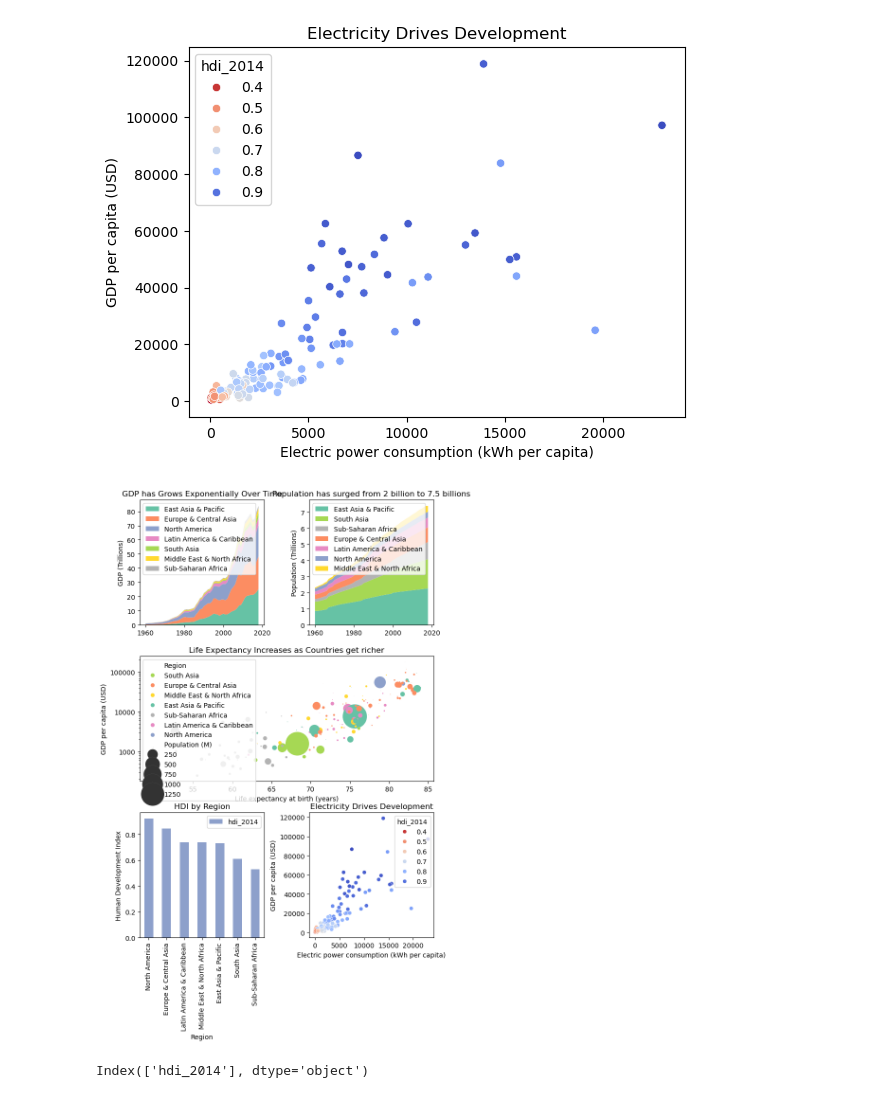
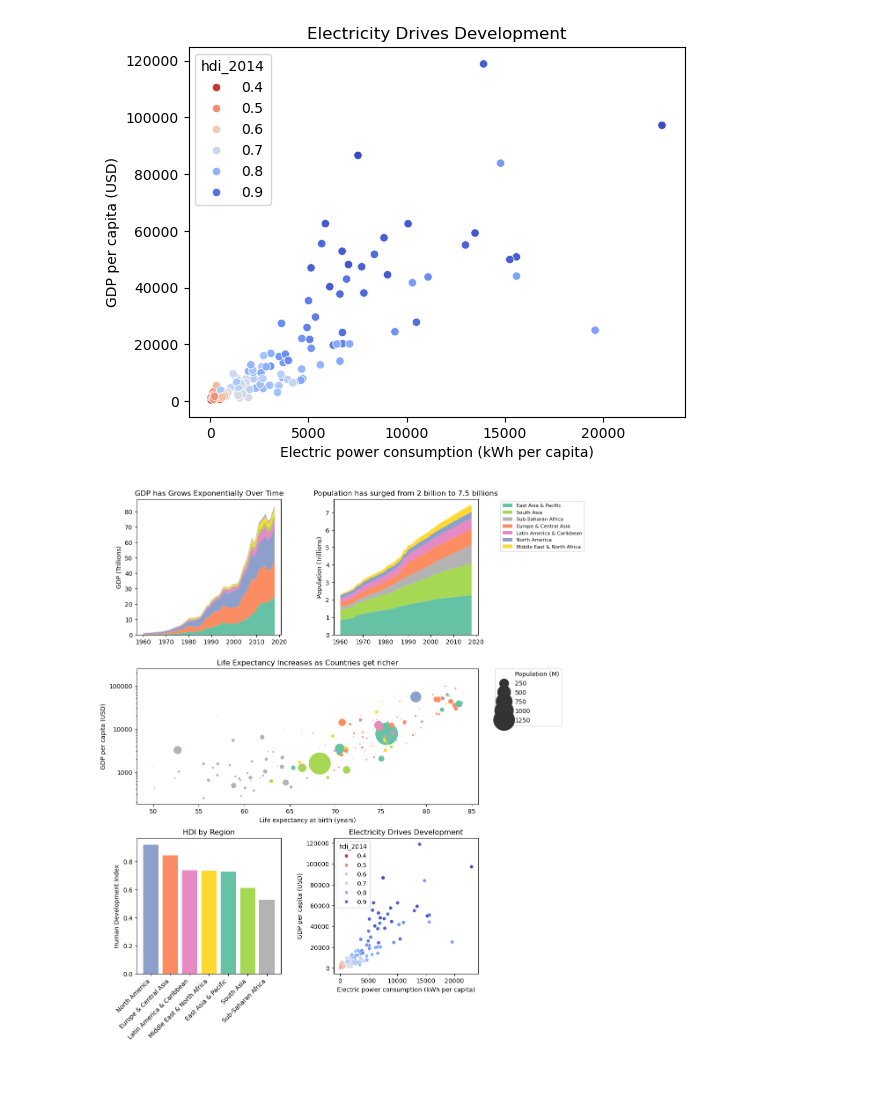
Before and after one commit to bielng/world-economic-report-Dashboard, a Jupyter notebook: main.ipynb, the cells around one changed output. Cells and saved outputs as stored; diff of their text form; code cells hidden in the pictures.

```diff
--- a/main.ipynb
+++ b/main.ipynb
@@ -377,7 +377,7 @@ sns.scatterplot(
 import matplotlib.pyplot as plt
 import matplotlib.gridspec as gridspec
 
-fig = plt.figure(figsize=(8, 12))
+fig = plt.figure(figsize=(10, 14))
 gs = gridspec.GridSpec(nrows=12, ncols=6)
 
 stack1_list = ['#66C2A5', '#fC8D62', '#8DA0CB', '#E78AC3', '#A6D854', '#FFD92F', '#B3B3B3']
@@ -396,7 +396,7 @@ ax1.stackplot(
      colors=stack1_list
 )
 
-ax1.legend(loc="upper left")
+# ax1.legend(loc="upper left")
 ax1.set_title("GDP has Grows Exponentially Over Time")
 ax1.set_ylabel("GDP (Trillions)")
 
@@ -409,11 +409,33 @@ ax2.stackplot(
      colors=stack2_list
 )
 
-ax2.legend(loc="upper left")
 ax2.set_title("Population has surged from 2 billion to 7.5 billions")
 ax2.set_ylabel("Population (Trillions)")
+ax2.legend(bbox_to_anchor=(1.75, 1), fontsize=8)
+
+# ax3 = fig.add_subplot(gs[4:8, :])
+# handles, labels = ax3.get_legend_handles_labels()
+# entries_to_skip = len(wb_hdi_2014["Region"].unique())+1
+# ax3.legend(handles[entries_to_skip:], labels[entries_to_skip:], bbox_to_anchor=(1.05, 1), loc=2, borderaxespad=0.)
+# minsize = min(wb_hdi_2014['Population (M)'])
+# maxsize = max(wb_hdi_2014['Population (M)'])
+
+# sns.scatterplot(
+#     data=wb_hdi_2014,
+#     x="Life expectancy at birth (years)",
+#     y="GDP per capita (USD)",
+#     size="Population (M)",
+#     sizes=(minsize, maxsize),
+#     hue="Region",
+#     ax=ax3,
+#     palette=bubble_list
+#     # legend="False"
+# ).set(title="Life Expectancy Increases as Countries get richer",yscale="log")
+
+# ax3.yaxis.set_major_formatter(mticker.ScalarFormatter())
 
 ax3 = fig.add_subplot(gs[4:8, :])
+
 minsize = min(wb_hdi_2014['Population (M)'])
 maxsize = max(wb_hdi_2014['Population (M)'])
 
@@ -426,10 +448,20 @@ sns.scatterplot(
     hue="Region",
     ax=ax3,
     palette=bubble_list
-    # legend="False"
-).set(title="Life Expectancy Increases as Countries get richer",yscale="log")
+).set(title="Life Expectancy Increases as Countries get richer", yscale="log")
 
 ax3.yaxis.set_major_formatter(mticker.ScalarFormatter())
+
+# AFTER creating the plot
+handles, labels = ax3.get_legend_handles_labels()
+entries_to_skip = len(wb_hdi_2014["Region"].unique()) + 1
+ax3.legend(
+    handles[entries_to_skip:],
+    labels[entries_to_skip:],
+    bbox_to_anchor=(1.05, 1),
+    loc=2,
+    borderaxespad=0.
+)
 
 # ax4 = fig.add_subplot(gs[8:12, 0:3])
 # ax4 = wb_hdi_by_region.plot.bar(title="HDI by Region", ylabel="Human Development Index", color=bar_list)
@@ -445,42 +477,39 @@ ax3.yaxis.set_major_formatter(mticker.ScalarFormatter())
 
 ax4 = fig.add_subplot(gs[8:12, 0:3])
 
-# Get the number of regions
+
 n_regions = len(wb_hdi_by_region)
 
-# Use first n colors from bar_list
+
 colors_to_use = bar_list[:n_regions]
 
-# Use matplotlib bar directly
+
 bars = ax4.bar(
     range(len(wb_hdi_by_region)),
     wb_hdi_by_region['hdi_2014'],
     color=colors_to_use
 )
 
-# Set the x-tick labels to region names
 ax4.set_xticks(range(len(wb_hdi_by_region)))
 ax4.set_xticklabels(wb_hdi_by_region.index, rotation=45, ha='right')
 ax4.set_title("HDI by Region")
 ax4.set_ylabel("Human Development Index")
 
 ax5 = fig.add_subplot(gs[8:12, 3:6])
 sns.scatterplot(
     data=wb_hdi_2014.query("Country != 'Iceland'"),
     x="Electric power consumption (kWh per capita)",
     y="GDP per capita (USD)",
     hue="hdi_2014",
     palette="coolwarm_r",
     ax=ax5
 
 ).set(title="Electricity Drives Development")
 
 fig.subplots_adjust(wspace=4, hspace=4)
 
 # list(sns.color_palette("Set2").as_hex())
 # %% [output]
-[figure, old version]
+[figure, new version]
 # %%
-print(wb_hdi_by_region.columns)
+# print(wb_hdi_by_region.columns)
-# %% [output]
-Index(['hdi_2014'], dtype='object')
```
